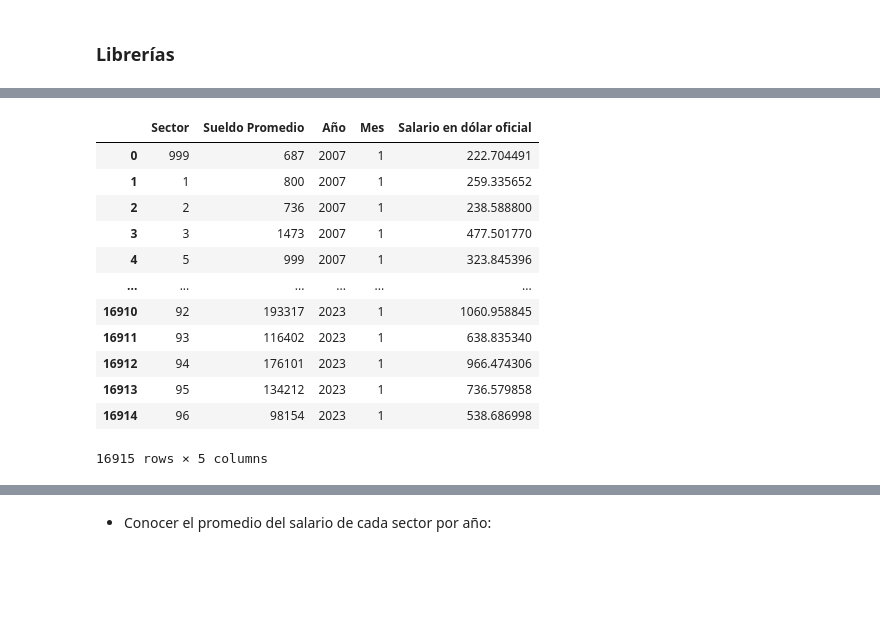
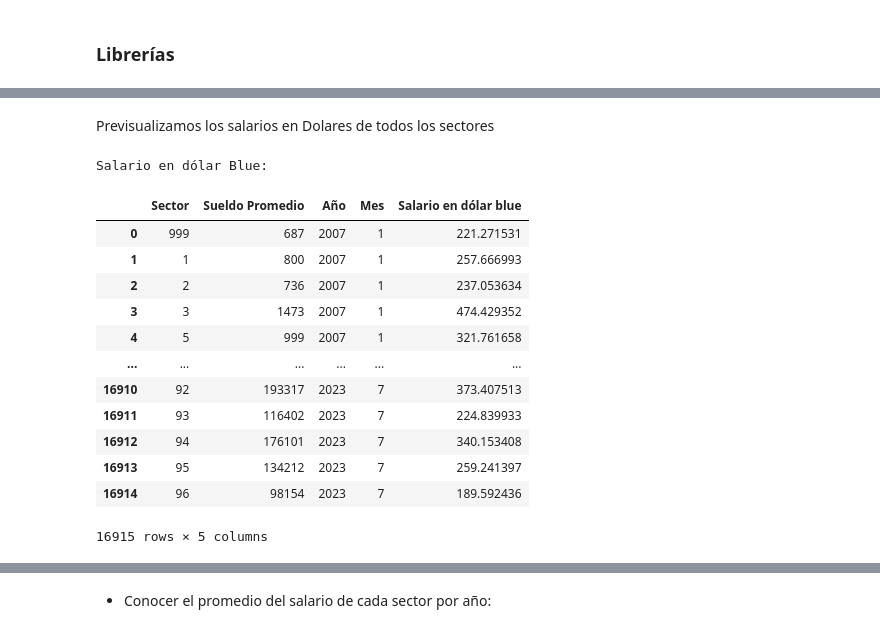
Before and after one commit to IlledNacu/TP2mate3, a Jupyter notebook: TP_SalarioJoven.ipynb, the cells around one changed output, grey strips where cells are left out. Saved outputs shown, nothing was run; the diff lists cells and outputs as text; code cells hidden in the pictures; blank space fills up the shorter version.

```diff
--- a/TP_SalarioJoven.ipynb
+++ b/TP_SalarioJoven.ipynb
@@ -22,6 +22,8 @@ warnings.filterwarnings(action='ignore')
 # %%
+# Primero preparamos el dataframe donde quedará almacenado el dataset sobre salario joven, ofrecido por fuentes gubernamentales.
+
+
 def salarios():
-     # Primero preparamos el dataframe donde quedará almacenado el dataset sobre salario joven, ofrecido por fuentes gubernamentales.
     dfSalarios = pd.read_csv("salario_joven.csv")
     dfSalarios.rename(columns={
         'fecha': 'Fecha',
@@ -29,8 +31,12 @@ def salarios():
         'w_median': 'Sueldo Promedio'},
         inplace=True
     )
+    return dfSalarios
 
-    # Previsualización del dataframe
-    dfSalarios.head()
-    return(dfSalarios)
 dfSalarios = salarios()
+
+# Luego generamos un diccionario con la información correspondiente a cada sector de trabajo incluido en el dataset
+# Cargamos el dataset en un DataFrame
+dfSectores = pd.read_csv('clae_agg.csv')
+# Creamos el diccionario a partir de las columnas clae2 y clae2_desc, que se corresponden al ID del sector y su nombre
+sectores_descripcion = dict(zip(dfSectores['clae2'], dfSectores['clae2_desc']))
@@ -132,38 +404,39 @@ promedioBlue
+# %% [markdown]
+Previsualizamos los salarios en Dolares de todos los sectores
 # %%
-def salario_a_dolar_oficial(_df, _tipoDolar):
+def salario_a_dolar(_df):
 
     _df['Fecha'] = pd.to_datetime(_df['Fecha'], dayfirst=True)
 
-    # Crear columnas adicionales para año y mes en dfSalarios
-    _df['Año'] = _df['Fecha'].dt.year
+    # Crear columna adicional mes en dfSalarios
     _df['Mes'] = _df['Fecha'].dt.month
 
-    # Unir dfSalarios con el promedio_mensual del dólar
-    _df = pd.merge(_df, _tipoDolar, on=['Año', 'Mes'], how='left')
-
-    # Calcular el equivalente del salario en dólares
-    _df['Salario en dólar oficial'] = _df['Sueldo Promedio'] * _df['Conversión promedio']
+    # Unir dfSalarios con el promedio_mensual del dólar blue
+    _df = pd.merge(_df, promedioBlue, on=['Año', 'Mes'], how='left')
+    # Calcular el equivalente del salario en dólares blue
+    _df['Salario en dólar blue'] = _df['Sueldo Promedio'] / _df['Conversión promedio']
 
     # Eliminamos la columna 'Fecha' y 'Conversión promedio'
-    _df = _df.drop('Fecha', axis=1)
-    _df = _df.drop('Conversión promedio', axis=1)
+    _df = _df.drop(['Fecha', 'Conversión promedio'], axis=1)
 
     # Mostrar el DataFrame resultante
-    return(_df)
+    return _df
 
-salariosDolarOficial = salario_a_dolar_oficial(dfSalarios, promedioOficial)
-salariosDolarOficial
+salarios_dolar_blue = salario_a_dolar(dfSalarios)
+print("Salario en dólar Blue:\n")
+salarios_dolar_blue
 # %% [output]
+Salario en dólar Blue:
-|  | Sector | Sueldo Promedio | Año | Mes | Salario en dólar oficial |
-| 0 | 999 | 687 | 2007 | 1 | 222.704491 |
-| 1 | 1 | 800 | 2007 | 1 | 259.335652 |
-| 2 | 2 | 736 | 2007 | 1 | 238.588800 |
-| 3 | 3 | 1473 | 2007 | 1 | 477.501770 |
-| 4 | 5 | 999 | 2007 | 1 | 323.845396 |
+|  | Sector | Sueldo Promedio | Año | Mes | Salario en dólar blue |
+| 0 | 999 | 687 | 2007 | 1 | 221.271531 |
+| 1 | 1 | 800 | 2007 | 1 | 257.666993 |
+| 2 | 2 | 736 | 2007 | 1 | 237.053634 |
+| 3 | 3 | 1473 | 2007 | 1 | 474.429352 |
+| 4 | 5 | 999 | 2007 | 1 | 321.761658 |
 | ... | ... | ... | ... | ... | ... |
-| 16910 | 92 | 193317 | 2023 | 1 | 1060.958845 |
-| 16911 | 93 | 116402 | 2023 | 1 | 638.835340 |
-| 16912 | 94 | 176101 | 2023 | 1 | 966.474306 |
-| 16913 | 95 | 134212 | 2023 | 1 | 736.579858 |
-| 16914 | 96 | 98154 | 2023 | 1 | 538.686998 |
+| 16910 | 92 | 193317 | 2023 | 7 | 373.407513 |
+| 16911 | 93 | 116402 | 2023 | 7 | 224.839933 |
+| 16912 | 94 | 176101 | 2023 | 7 | 340.153408 |
+| 16913 | 95 | 134212 | 2023 | 7 | 259.241397 |
+| 16914 | 96 | 98154 | 2023 | 7 | 189.592436 |
-16915 rows × 5 columns
+16915 rows × 5 columns
```
Also changed, not shown: parts of 35 cells of this notebook, 1 other file.
